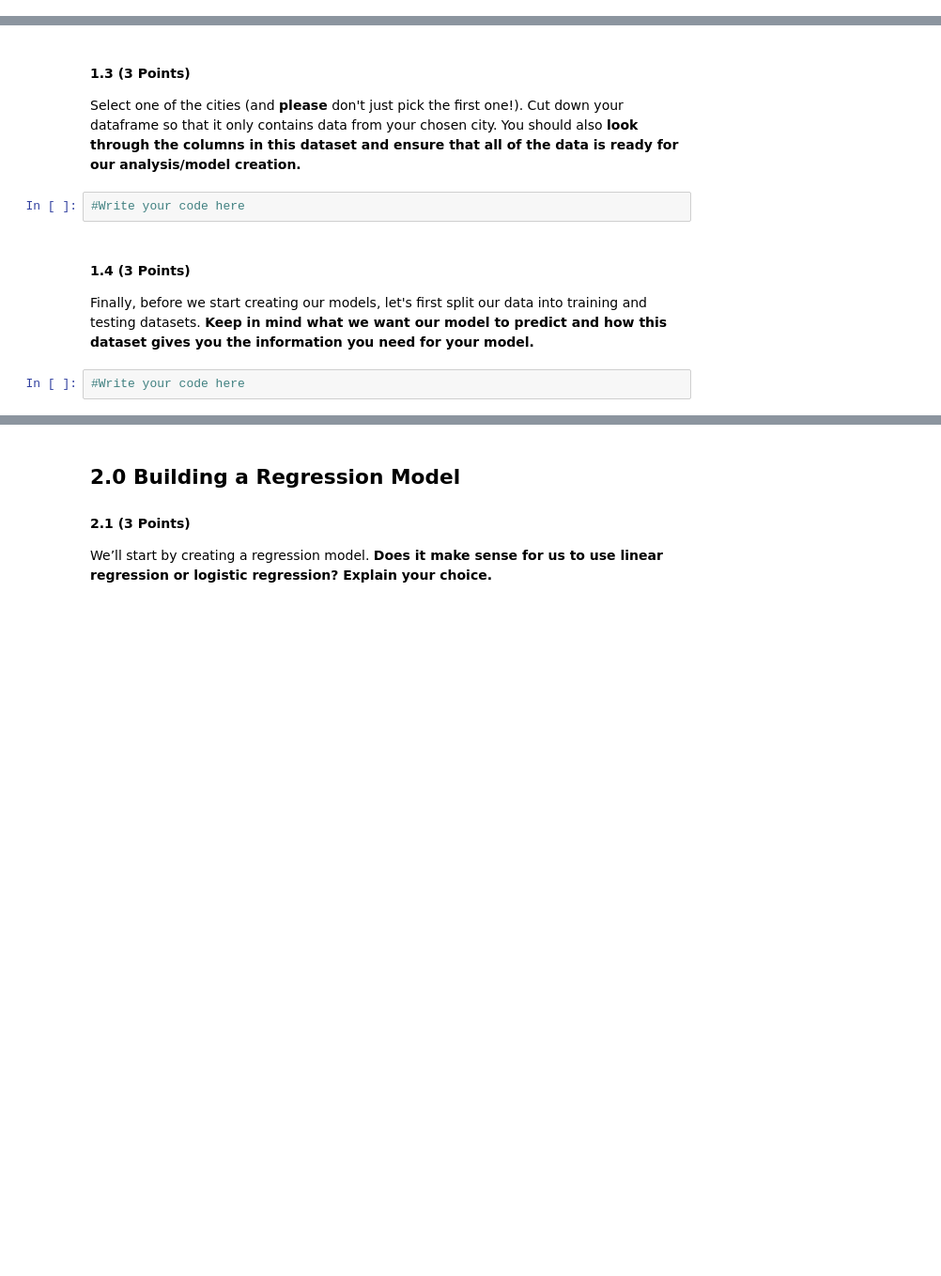
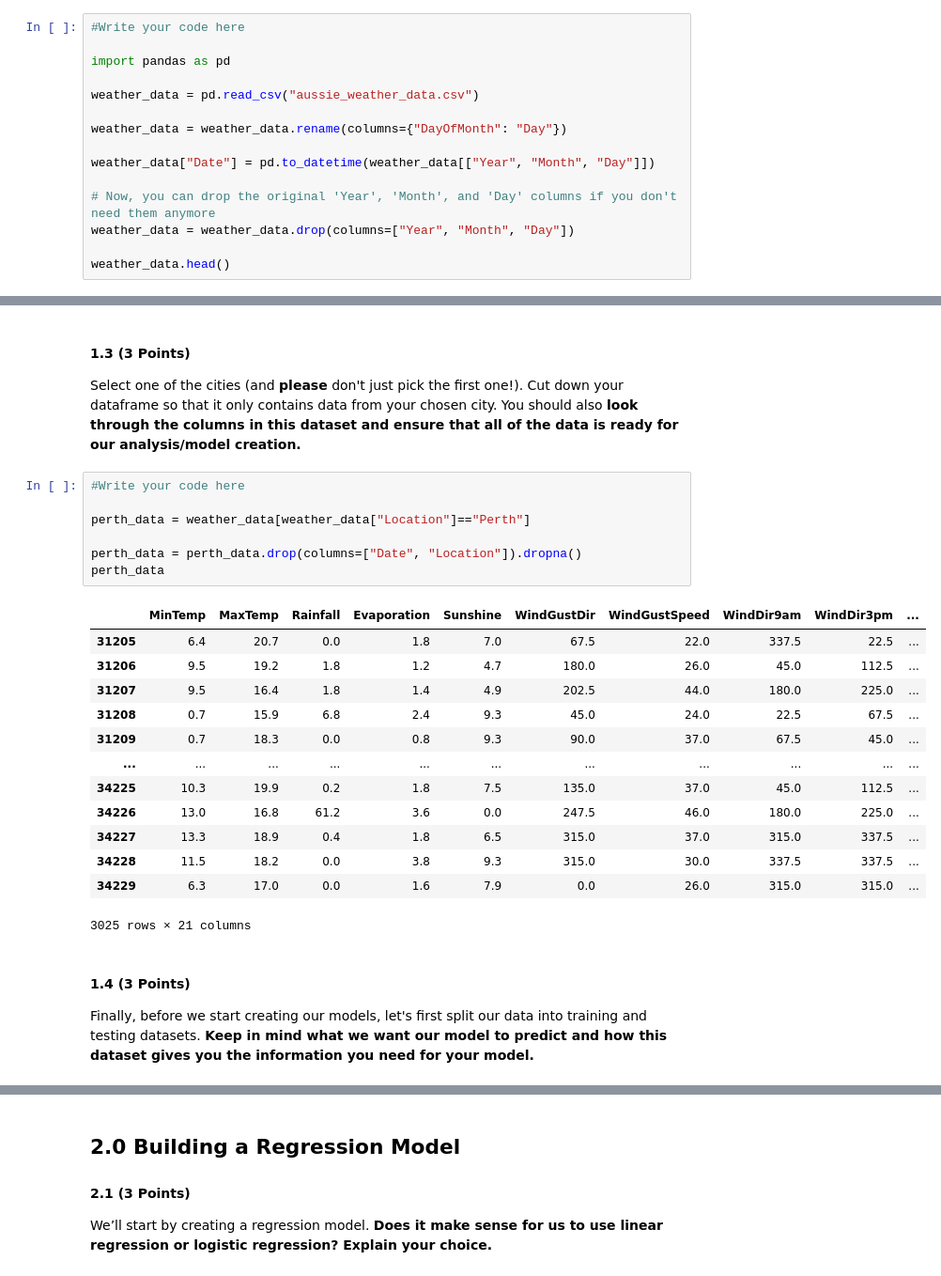
Before and after one commit to NickCoder27/CMSE202-s23-turnin, a Jupyter notebook: hw-04/Homework 4/Balesky_HW_4_Regression_and_SVM_STUDENT.ipynb, the cells around one changed output, grey strips where cells are left out. Shown: that part at 94% size. Saved outputs shown, nothing was run; the diff lists cells and outputs as text; blank space fills up the shorter version.

```diff
--- a/hw-04/Homework 4/Balesky_HW_4_Regression_and_SVM_STUDENT.ipynb
+++ b/hw-04/Homework 4/Balesky_HW_4_Regression_and_SVM_STUDENT.ipynb
@@ -47,0 +48,15 @@ The dataset that we’ll be using can be found here:
+# %%
+#Write your code here
+
+import pandas as pd
+
+weather_data = pd.read_csv("aussie_weather_data.csv")
+
+weather_data = weather_data.rename(columns={"DayOfMonth": "Day"})
+
+weather_data["Date"] = pd.to_datetime(weather_data[["Year", "Month", "Day"]])
+
+# Now, you can drop the original 'Year', 'Month', and 'Day' columns if you don't need them anymore
+weather_data = weather_data.drop(columns=["Year", "Month", "Day"])
+
+weather_data.head()
@@ -56,10 +105,27 @@ The first thing we’ll do is see which cities we have data for.
 # %% [markdown]
 #### 1.3 (3 Points)
 Select one of the cities (and **please** don't just pick the first one!). Cut down your dataframe so that it only contains data from your chosen city. You should also **look through the columns in this dataset and ensure that all of the data is ready for our analysis/model creation.**
-# %%
-#Write your code here
+# %%
+#Write your code here
+
+perth_data = weather_data[weather_data["Location"]=="Perth"]
+
+perth_data = perth_data.drop(columns=["Date", "Location"]).dropna()
+perth_data
+# %% [output]
+|  | MinTemp | MaxTemp | Rainfall | Evaporation | Sunshine | WindGustDir | WindGustSpeed | WindDir9am | WindDir3pm | ... |
+| 31205 | 6.4 | 20.7 | 0.0 | 1.8 | 7.0 | 67.5 | 22.0 | 337.5 | 22.5 | ... |
+| 31206 | 9.5 | 19.2 | 1.8 | 1.2 | 4.7 | 180.0 | 26.0 | 45.0 | 112.5 | ... |
+| 31207 | 9.5 | 16.4 | 1.8 | 1.4 | 4.9 | 202.5 | 44.0 | 180.0 | 225.0 | ... |
+| 31208 | 0.7 | 15.9 | 6.8 | 2.4 | 9.3 | 45.0 | 24.0 | 22.5 | 67.5 | ... |
+| 31209 | 0.7 | 18.3 | 0.0 | 0.8 | 9.3 | 90.0 | 37.0 | 67.5 | 45.0 | ... |
+| ... | ... | ... | ... | ... | ... | ... | ... | ... | ... | ... |
+| 34225 | 10.3 | 19.9 | 0.2 | 1.8 | 7.5 | 135.0 | 37.0 | 45.0 | 112.5 | ... |
+| 34226 | 13.0 | 16.8 | 61.2 | 3.6 | 0.0 | 247.5 | 46.0 | 180.0 | 225.0 | ... |
+| 34227 | 13.3 | 18.9 | 0.4 | 1.8 | 6.5 | 315.0 | 37.0 | 315.0 | 337.5 | ... |
+| 34228 | 11.5 | 18.2 | 0.0 | 3.8 | 9.3 | 315.0 | 30.0 | 337.5 | 337.5 | ... |
+| 34229 | 6.3 | 17.0 | 0.0 | 1.6 | 7.9 | 0.0 | 26.0 | 315.0 | 315.0 | ... |
+3025 rows × 21 columns
 # %% [markdown]
 #### 1.4 (3 Points)
 Finally, before we start creating our models, let's first split our data into training and testing datasets. **Keep in mind what we want our model to predict and how this dataset gives you the information you need for your model.**
-# %%
-#Write your code here
```
Also changed, not shown: parts of 20 cells of this notebook.
